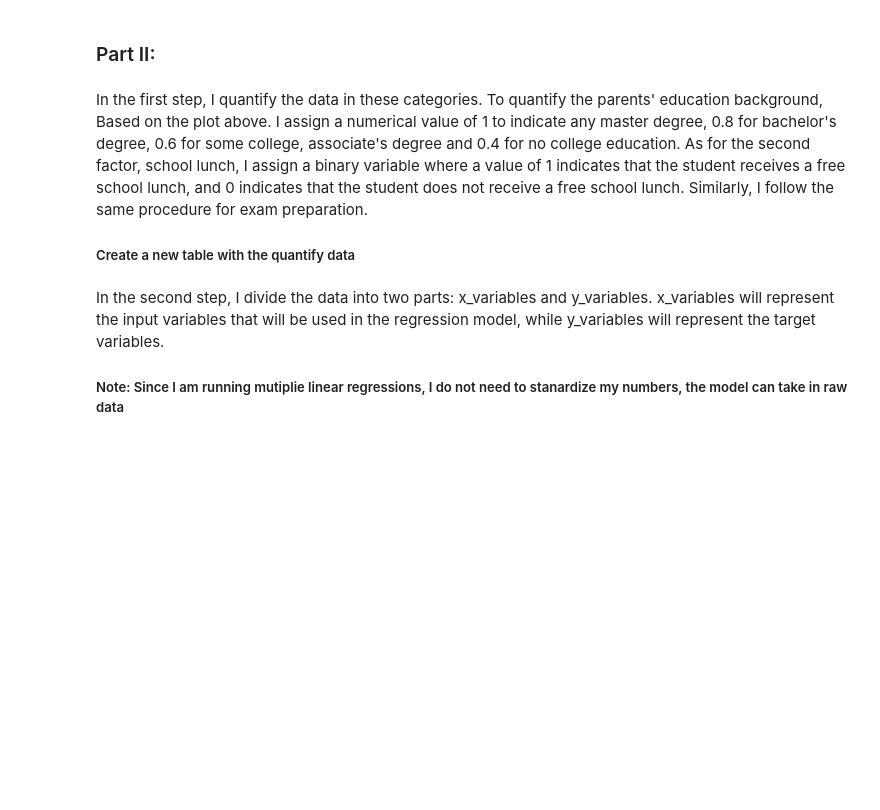
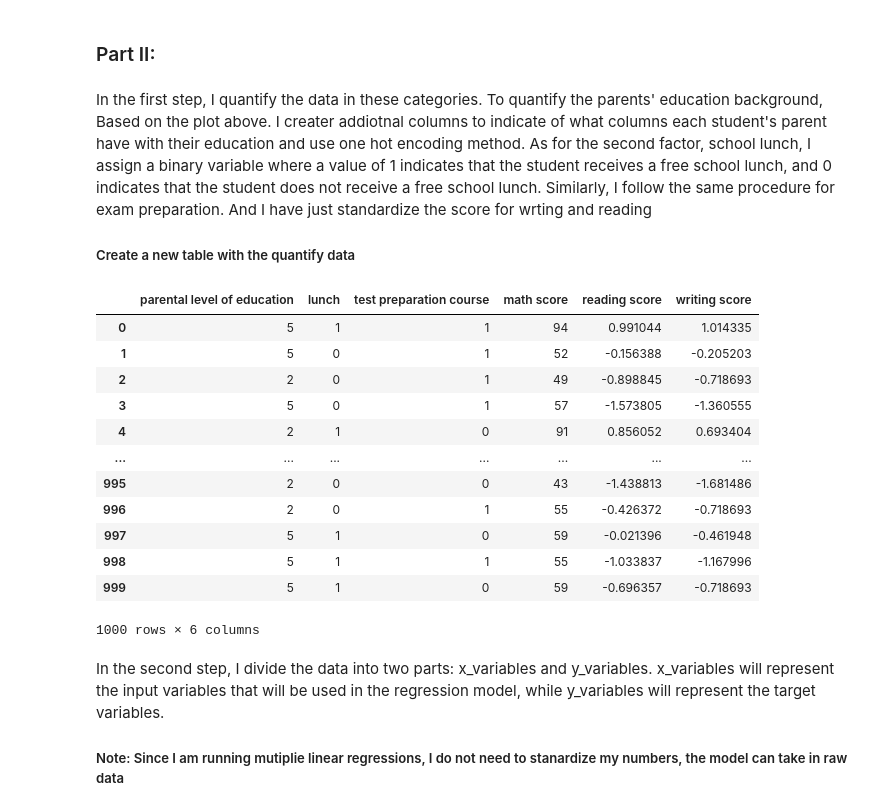
Before and after one commit to fanhh/Exam-Performance-Factors-Analysis, a Jupyter notebook: exam_vis.ipynb, the cells around one changed output. Drawn from its saved outputs; the diff is of its cells as text; code cells hidden in the pictures; blank space fills up the shorter version.

```diff
--- a/exam_vis.ipynb
+++ b/exam_vis.ipynb
@@ -43,16 +59,37 @@ From the analysis of the three factors' data visualizations above, it is evident
 # %% [markdown]
 ### Part II:
 # %% [markdown]
-In the first step, I quantify the data in these categories. To quantify the parents' education background, Based on the plot above. I assign a numerical value of 1 to indicate any master degree, 0.8 for bachelor's degree, 0.6 for some college, associate's degree and 0.4 for no college education. As for the second factor, school lunch, I assign a binary variable where a value of 1 indicates that the student receives a free school lunch, and 0 indicates that the student does not receive a free school lunch. Similarly, I follow the same procedure for exam preparation.
+In the first step, I quantify the data in these categories. To quantify the parents' education background, Based on the plot above. I creater addiotnal columns to indicate of what columns each student's parent have with their education and use one hot encoding method. As for the second factor, school lunch, I assign a binary variable where a value of 1 indicates that the student receives a free school lunch, and 0 indicates that the student does not receive a free school lunch. Similarly, I follow the same procedure for exam preparation. And I have just standardize the score for wrting and reading
 ##### Create a new table with the quantify data
 # %%
-new_db = data_proc.quantify_df(db).drop(columns=['race/ethnicity','math score', 'reading score',
-                                                 'writing score'])
-new_db.get('overall_score').apply(np.log)
-# Uncomment to the new dataframe
-#new_db['overall_score'].describe()
-plt.hist(new_db['overall_score'])
+
+lablencode = LabelEncoder()
+db['parental level of education'] = lablencode.fit_transform(db['parental level of education'])
+db['gender'] = lablencode.fit_transform(db['gender'])
+db['lunch'] = lablencode.fit_transform(db['lunch'])
+db['test preparation course'] = lablencode.fit_transform(db['test preparation course'])
+scaler = StandardScaler()
+scaler.fit(db['reading score'].values.reshape(-1,1))
+db['reading score'] = scaler.transform(db['reading score'].values.reshape(-1,1))
+scaler.fit(db['writing score'].values.reshape(-1,1))
+db['writing score'] = scaler.transform(db['writing score'].values.reshape(-1,1))
+new_db = db.drop(columns=['race/ethnicity',"gender"])
+
 new_db
+# %% [output]
+|  | parental level of education | lunch | test preparation course | math score | reading score | writing score |
+| 0 | 5 | 1 | 1 | 94 | 0.991044 | 1.014335 |
+| 1 | 5 | 0 | 1 | 52 | -0.156388 | -0.205203 |
+| 2 | 2 | 0 | 1 | 49 | -0.898845 | -0.718693 |
+| 3 | 5 | 0 | 1 | 57 | -1.573805 | -1.360555 |
+| 4 | 2 | 1 | 0 | 91 | 0.856052 | 0.693404 |
+| ... | ... | ... | ... | ... | ... | ... |
+| 995 | 2 | 0 | 0 | 43 | -1.438813 | -1.681486 |
+| 996 | 2 | 0 | 1 | 55 | -0.426372 | -0.718693 |
+| 997 | 5 | 1 | 0 | 59 | -0.021396 | -0.461948 |
+| 998 | 5 | 1 | 1 | 55 | -1.033837 | -1.167996 |
+| 999 | 5 | 1 | 0 | 59 | -0.696357 | -0.718693 |
+1000 rows × 6 columns
 # %% [markdown]
  In the second step, I divide the data into two parts: x_variables and y_variables. x_variables will represent the input variables that will be used in the regression model, while y_variables will represent the target variables.
  ##### Note: Since I am running mutiplie linear regressions, I do not need to stanardize my numbers, the model can take in raw data
```
Also changed, not shown: parts of 10 cells of this notebook.
